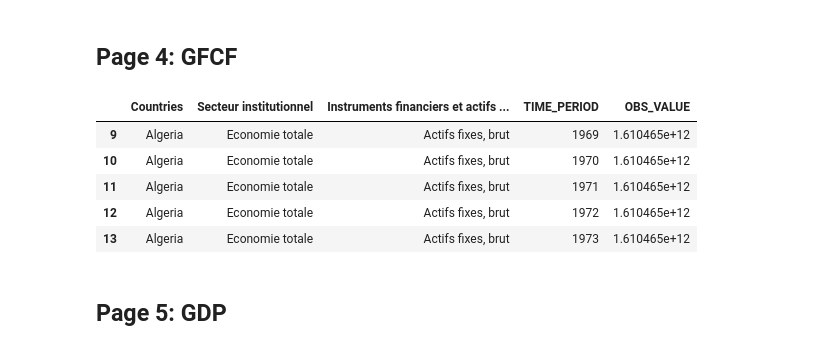
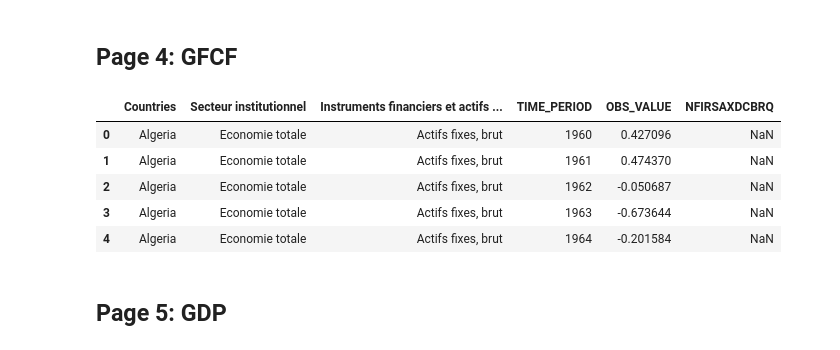
Before and after one commit to ManuelaBarreto/Practice_Project, a Jupyter notebook: Visualization_V2.ipynb, the cells around one changed output. Cells and saved outputs as stored; diff of their text form; code cells hidden in the pictures.

```diff
--- a/Visualization_V2.ipynb
+++ b/Visualization_V2.ipynb
@@ -575,18 +633,18 @@ def page3_layout():
 ## Page 4: GFCF
 # %%
 gfcf = pd.read_csv("global/dataglobal/clean_GFCF.csv")
-gfcf["Zone de référence"] = np.where(gfcf["Zone de référence"] == 'European Union (27 countries as of 02/01/2020)','European Union',np.where(gfcf["Zone de référence"] == 'Eurozone (20 countries)','Eurozone',np.where(gfcf["Zone de référence"] == 'UNITED STATES','United States',np.where(gfcf["Zone de référence"] == 'Russian Federation','Russia',np.where(gfcf["Zone de référence"] == 'Swiss','Switzerland',np.where(gfcf["Zone de référence"] == 'The Netherlands','Netherlands',np.where(gfcf["Zone de référence"] == 'Korea, Rep.','South Korea',np.where(gfcf["Zone de référence"] == 'Turkiey','Turkey',np.where(gfcf["Zone de référence"] == 'Viet Nam','Vietnam',np.where(gfcf["Zone de référence"] == 'Egypt, Arab Rep.','Egypt',gfcf["Zone de référence"]))))))))))
+gfcf["Zone de référence"] = np.where(gfcf["Zone de référence"] == 'European Union (27 countries as of 02/01/2020)','European Union',np.where(gfcf["Zone de référence"] == 'Eurozone (20 countries)','Eurozone',np.where(gfcf["Zone de référence"] == 'UNITED STATES','United States',np.where(gfcf["Zone de référence"] == 'Russian Federation','Russia',np.where(gfcf["Zone de référence"] == 'Swiss','Switzerland',np.where(gfcf["Zone de référence"] == 'The Netherlands','Netherlands',np.where(gfcf["Zone de référence"] == 'Korea, Rep.','South Korea',np.where(gfcf["Zone de référence"] == 'Turkiye','Turkey',np.where(gfcf["Zone de référence"] == 'Viet Nam','Vietnam',np.where(gfcf["Zone de référence"] == 'Egypt, Arab Rep.','Egypt',gfcf["Zone de référence"]))))))))))
 gfcf.rename(columns={'Zone de référence':'Countries'},inplace=True)
 gfcf.drop(columns=['Unnamed: 0'],inplace=True)
-gfcf.dropna(axis=0,inplace=True)
+#gfcf.dropna(axis=0,inplace=True)
 gfcf.head()
 # %% [output]
-|  | Countries | Secteur institutionnel | Instruments financiers et actifs ... | TIME_PERIOD | OBS_VALUE |
-| 9 | Algeria | Economie totale | Actifs fixes, brut | 1969 | 1.610465e+12 |
-| 10 | Algeria | Economie totale | Actifs fixes, brut | 1970 | 1.610465e+12 |
-| 11 | Algeria | Economie totale | Actifs fixes, brut | 1971 | 1.610465e+12 |
-| 12 | Algeria | Economie totale | Actifs fixes, brut | 1972 | 1.610465e+12 |
-| 13 | Algeria | Economie totale | Actifs fixes, brut | 1973 | 1.610465e+12 |
+|  | Countries | Secteur institutionnel | Instruments financiers et actifs ... | TIME_PERIOD | OBS_VALUE | NFIRSAXDCBRQ |
+| 0 | Algeria | Economie totale | Actifs fixes, brut | 1960 | 0.427096 | NaN |
+| 1 | Algeria | Economie totale | Actifs fixes, brut | 1961 | 0.474370 | NaN |
+| 2 | Algeria | Economie totale | Actifs fixes, brut | 1962 | -0.050687 | NaN |
+| 3 | Algeria | Economie totale | Actifs fixes, brut | 1963 | -0.673644 | NaN |
+| 4 | Algeria | Economie totale | Actifs fixes, brut | 1964 | -0.201584 | NaN |
 # %%
 # Define layout for page 4 (GFCF)
 def page4_layout():
```
Also changed, not shown: parts of 7 cells of this notebook, 16 other files.
